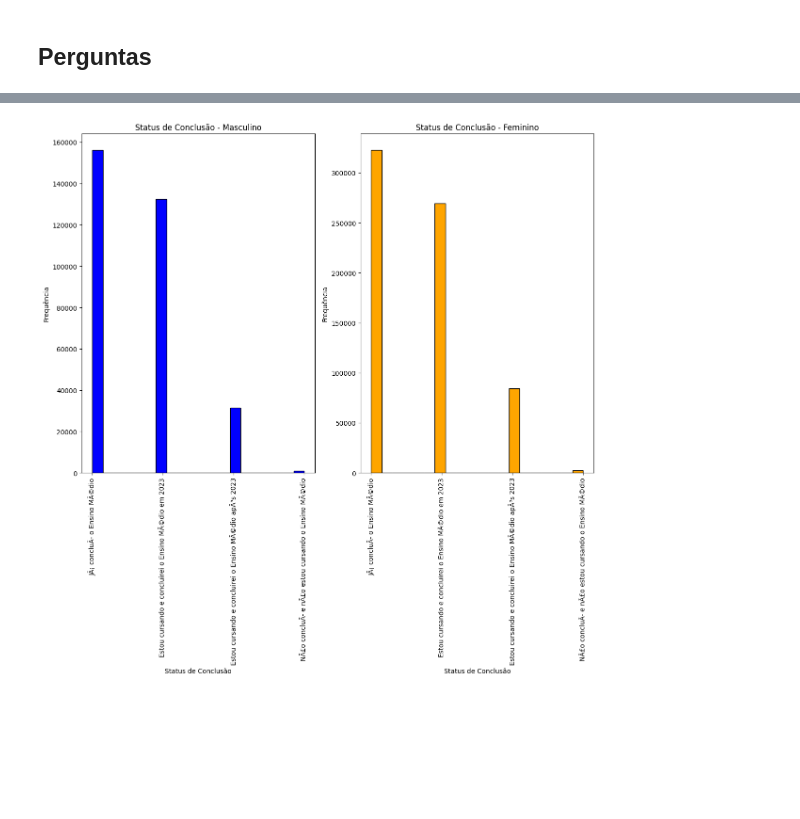
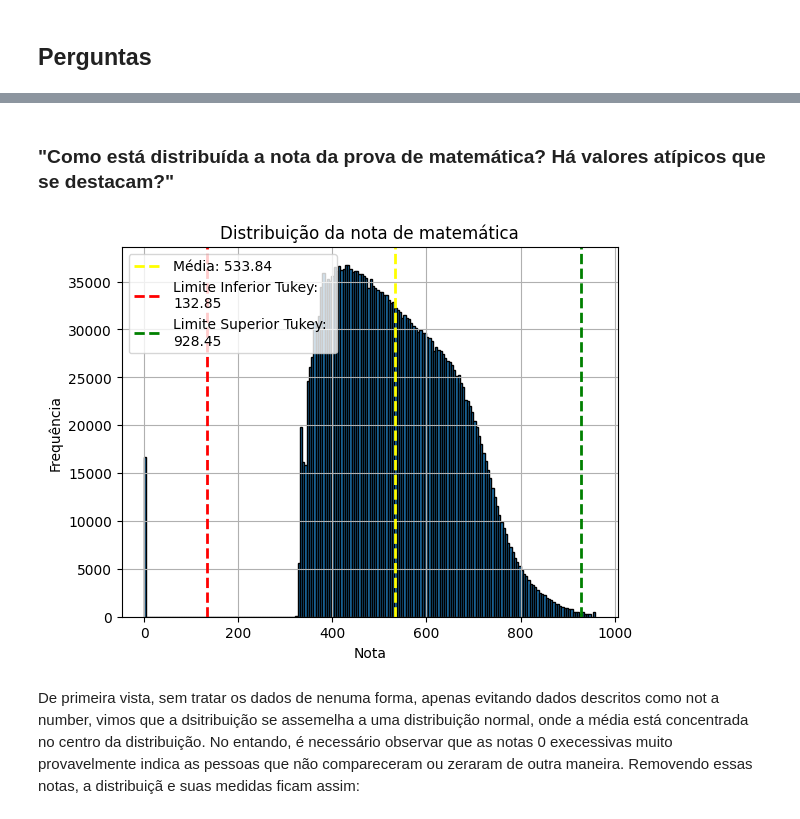
Before and after one commit to henriquefac/ciencia_de_dados_av1, a Jupyter notebook: notebook/exploration.ipynb, the cells around one changed output, grey strips where cells are left out. Cells and saved outputs as stored; diff of their text form; code cells hidden in the pictures; blank space fills up the shorter version.

```diff
--- a/notebook/exploration.ipynb
+++ b/notebook/exploration.ipynb
@@ -37,3 +41,7 @@ dict_files_path = path_dir_parquet.list_file()
+# %%
+dir_data = data_dirs["DADOS"]
+dir_parquet_data = dir_data["MICRODADOS_ENEM_2023_parquet"]
+path_parquet_file = dir_data["MICRODADOS_ENEM_2023.parquet"]
 # %% [markdown]
 ## Criar objeto dos dicionários e suas categorias
 # %%
@@ -85,2 +86,4 @@ del df_microdado_0
+# %%
+df = pd.read_parquet(path_parquet_file)
 # %% [markdown]
 ## Perguntas
@@ -274,27 +90,33 @@ feminino = feminino["TP_ST_CONCLUSAO"]
-# %%
-# Remover NaN dos DataFrames
-masculino = masculino.dropna()
-feminino = feminino.dropna()
-
-# Plotando as distribuições
-fig, axes = plt.subplots(1, 2, figsize=(12, 12))
-
-# Plot 1: Masculino
-axes[0].hist(masculino, bins=20, edgecolor='black', color='blue')
-axes[0].set_title('Status de Conclusão - Masculino')
-axes[0].set_xlabel('Status de Conclusão')
-axes[0].set_ylabel('Frequência')
-axes[0].tick_params(axis='x', rotation=90)  # Rotaciona os rótulos do eixo X
-
-# Plot 2: Feminino
-axes[1].hist(feminino, bins=20, edgecolor='black', color='orange')
-axes[1].set_title('Status de Conclusão - Feminino')
-axes[1].set_xlabel('Status de Conclusão')
-axes[1].set_ylabel('Frequência')
-axes[1].tick_params(axis='x', rotation=90)  # Rotaciona os rótulos do eixo X
-
-# Ajustando layout
-plt.tight_layout()
-plt.show()
-# %% [output]
-[figure, removed]
+# %% [markdown]
+### **"Como está distribuída a nota da prova de matemática? Há valores atípicos que se destacam?"**
+# %%
+# usando histogramas
+
+# Calcular Q1, Q3 e IQR
+Q1 = df['NU_NOTA_MT'].quantile(0.25)
+Q3 = df['NU_NOTA_MT'].quantile(0.75)
+IQR = Q3 - Q1
+
+limite_inferior = Q1 - 1.5 * IQR
+limite_superior = Q3 + 1.5 * IQR
+
+df['NU_NOTA_MT'].hist(bins=200, edgecolor='black')
+
+
+mean = np.mean(df["NU_NOTA_MT"])
+
+plt.axvline(mean, color="yellow", linestyle='dashed', linewidth=2, label=f"Média: {mean:.2f}")
+plt.axvline(limite_inferior, color='red', linestyle='dashed', linewidth=2, label=f'Limite Inferior Tukey: \n{limite_inferior:.2f}')
+plt.axvline(limite_superior, color='green', linestyle='dashed', linewidth=2, label=f'Limite Superior Tukey: \n{limite_superior:.2f}')
+
+
+
+plt.title('Distribuição da nota de matemática')
+plt.xlabel('Nota')
+plt.ylabel('Frequência')
+plt.legend()
+plt.show()
+# %% [output]
+[figure, added]
+# %% [markdown]
+De primeira vista, sem tratar os dados de nenuma forma, apenas evitando dados descritos como not a number, vimos que a dsitribuição se assemelha a uma distribuição normal, onde a média está concentrada no centro da distribuição. No entando, é necessário observar que as notas 0 execessivas muito provavelmente indica as pessoas que não compareceram ou zeraram de outra maneira. Removendo essas notas, a distribuiçã e suas medidas ficam assim:
```
Also changed, not shown: parts of 60 cells of this notebook, 6 other files.
